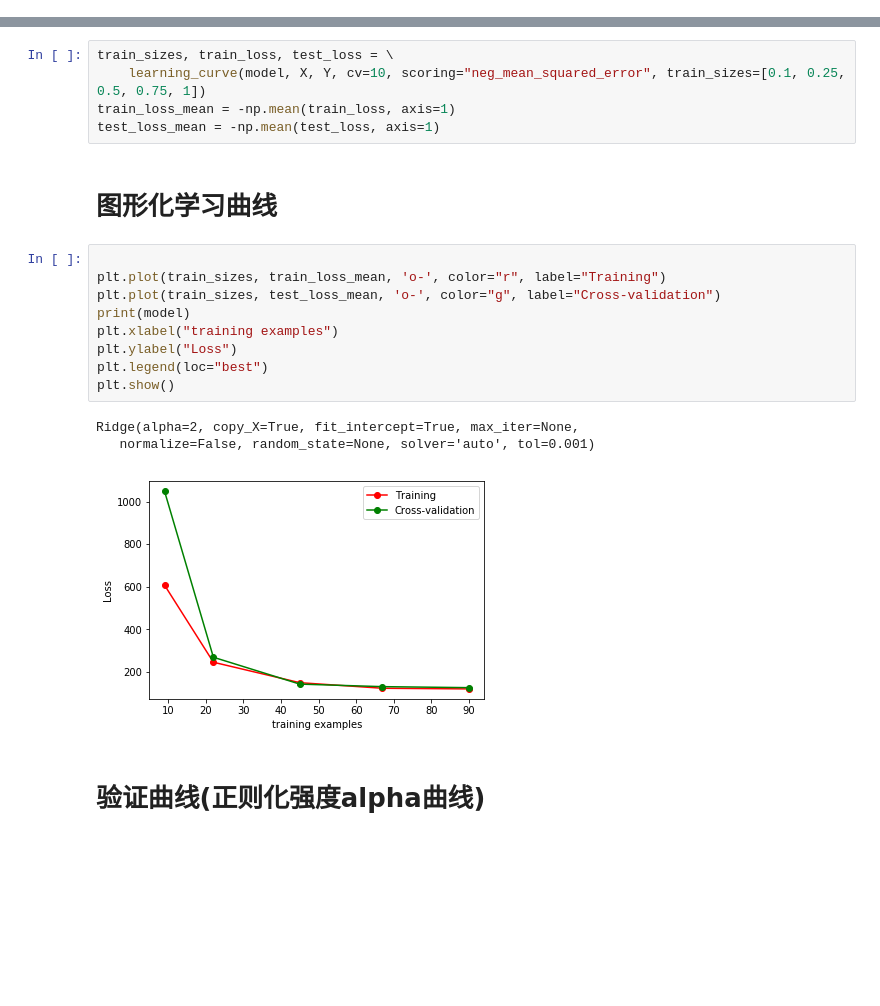
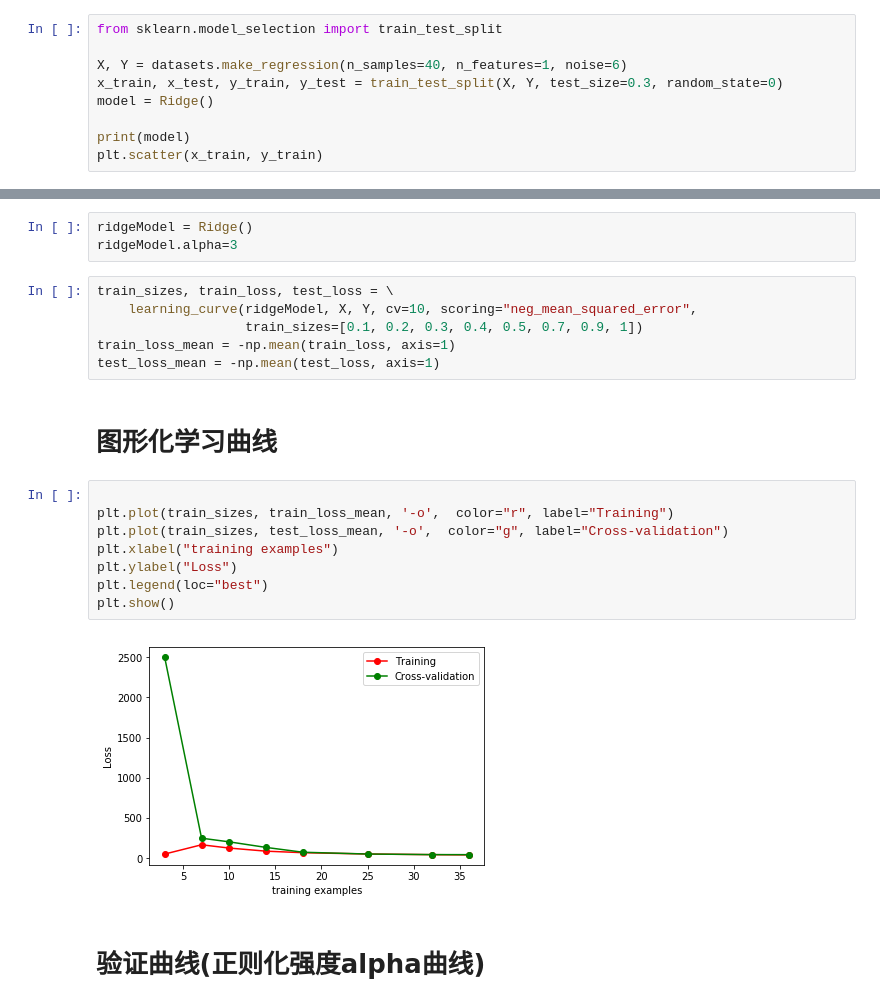
Before and after one commit to GalileoSama/MachineLearning, a Jupyter notebook: sklearn/Ridge.ipynb, the cells around one changed output, grey strips where cells are left out. Drawn from its saved outputs; the diff is of its cells as text; blank space fills up the shorter version.

```diff
--- a/sklearn/Ridge.ipynb
+++ b/sklearn/Ridge.ipynb
@@ -23,0 +17,9 @@ Ridge(alpha=1.0, copy_X=True, fit_intercept=True, max_iter=None,
+# %%
+from sklearn.model_selection import train_test_split
+
+X, Y = datasets.make_regression(n_samples=40, n_features=1, noise=6)
+x_train, x_test, y_train, y_test = train_test_split(X, Y, test_size=0.3, random_state=0)
+model = Ridge()
+
+print(model)
+plt.scatter(x_train, y_train)
@@ -72,26 +105,27 @@ plt.show()
  解决：增加样本数、使用更少的特征、增加惩罚项系数值（正则化强度）
 - 2、高偏差（欠拟合问题） 随着训练集样本增加，训练误差（红色）缓慢增加，验证误差（绿色）缓慢减少
 解决：增加特征、增加高维度特征（x1,x2,x1平方,x2平方）、减少惩罚项系数值（正则化强度）
+# %%
+ridgeModel = Ridge()
+ridgeModel.alpha=3
 # %%
 train_sizes, train_loss, test_loss = \
-    learning_curve(model, X, Y, cv=10, scoring="neg_mean_squared_error", train_sizes=[0.1, 0.25, 0.5, 0.75, 1])
+    learning_curve(ridgeModel, X, Y, cv=10, scoring="neg_mean_squared_error",
+                   train_sizes=[0.1, 0.2, 0.3, 0.4, 0.5, 0.7, 0.9, 1])
 train_loss_mean = -np.mean(train_loss, axis=1)
 test_loss_mean = -np.mean(test_loss, axis=1)
 # %% [markdown]
 # 图形化学习曲线
 # %%
 
-plt.plot(train_sizes, train_loss_mean, 'o-', color="r", label="Training")
-plt.plot(train_sizes, test_loss_mean, 'o-', color="g", label="Cross-validation")
-print(model)
+plt.plot(train_sizes, train_loss_mean, '-o',  color="r", label="Training")
+plt.plot(train_sizes, test_loss_mean, '-o',  color="g", label="Cross-validation")
 plt.xlabel("training examples")
 plt.ylabel("Loss")
 plt.legend(loc="best")
 plt.show()
 # %% [output]
-Ridge(alpha=2, copy_X=True, fit_intercept=True, max_iter=None,
-   normalize=False, random_state=None, solver='auto', tol=0.001)
-[figure, old version]
+[figure, new version]
 # %% [markdown]
 # 验证曲线(正则化强度alpha曲线)
 # %%
```
Also changed, not shown: parts of 7 cells of this notebook, 4 other files.
